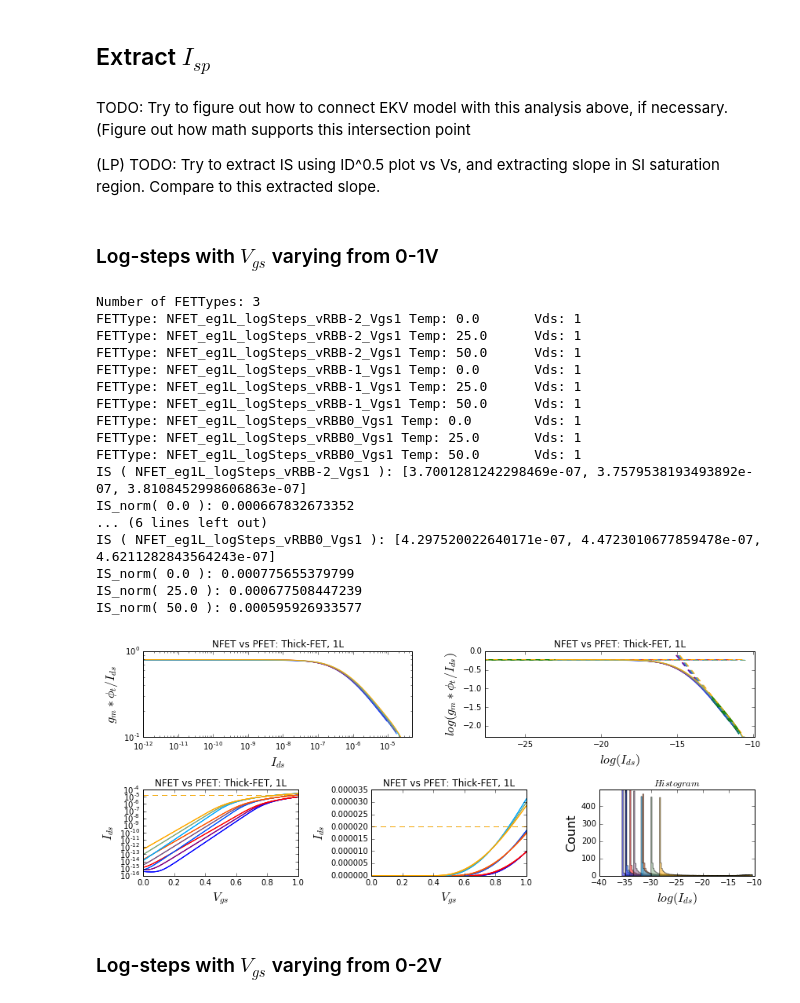
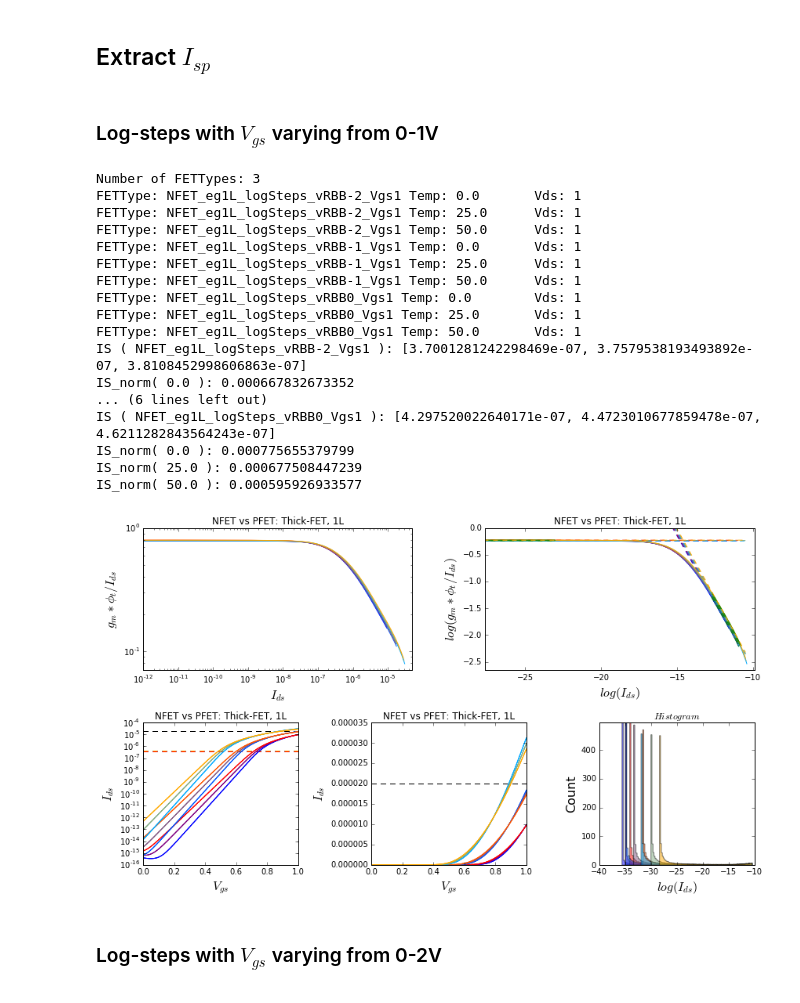
Before and after one commit to twinoza/TwinPyNB, a Jupyter notebook: FETCharacterization/FET_ParamExtract_UTSOI.ipynb, the cells around one changed output. Saved outputs shown, nothing was run; the diff lists cells and outputs as text; code cells hidden in the pictures.

Commit message:
Latest version of UTSOI Parameter Extraction notebook

```diff
--- a/FETCharacterization/FET_ParamExtract_UTSOI.ipynb
+++ b/FETCharacterization/FET_ParamExtract_UTSOI.ipynb
@@ -485,15 +511,19 @@ def getMaskedVals(Xs, Ys, XLims):
 ### Extract Specific Current
 These functions will plot log gm/Id vs log Id and use those plots to extract the specific current
 # %%
-def extractIS(FETTypes, folderRoot, ttl, xLims=None, yLims=None,
+def extractIS(FETTypes, folderRoot, ttl, Vds=[1], temps=[25],
+              xLims=None, yLims=None,
               lBounds=(10**-13, 10**-10), uBounds=(10**-7, 10**-5),
               curveType="IdsVgsCurve", printFN=False):
+    pylab.rcParams['figure.figsize'] = (12,7)
     numFETs = len(FETTypes)
     print "Number of FETTypes:", numFETs
     numTemps = len(temps)
     maxY = 0
 
     ISs = list()
+    SFs = list()
+    Kappas = list()
     ax1 = subplot2grid((2, 6), (0, 0), colspan=3)
     ax2 = subplot2grid((2, 6), (0, 3), colspan=3)
     ax3 = subplot2grid((2, 6), (1, 0), colspan=2)
@@ -502,9 +532,10 @@ def extractIS(FETTypes, folderRoot, ttl, xLims=None, yLims=None,
 
     for j, curFETType in enumerate(FETTypes):
         curISList = list()
+        curSFList = list()
+        curKappaList = list()
         for i, curTemp in enumerate(temps):
-            #Vd = Vds[i]
-            Vd = 1
+            Vd = Vds[i]
             print "FETType:", curFETType, "Temp:", curTemp, "\tVds:", Vd
 
             Vgs, Ids = getData(folderRoot, FETType=curFETType,
@@ -522,6 +553,9 @@ def extractIS(FETTypes, folderRoot, ttl, xLims=None, yLims=None,
             plotlogXlogY(Ids[:-1,i], gmOverIdUt, ttl=ttl, marker='',
                          xLbl=r'$I_{ds}$', yLbl=r'$g_m*\phi_t/I_{ds}$', color=col,
                          xLims=xLims, yLims=yLims, ax=ax1)
+            n, kappa = calcSF(Ids[:-1,i], gmOverIdUt, lBounds,color=col,ax=ax1)
+            curSFList.append(n)
+            curKappaList.append(kappa)
             plotXY(log(Ids[:-1,i]), log(gmOverIdUt), ttl=ttl, marker='',
                          xLbl=r'$log(I_{ds})$', yLbl=r'$log(g_m*\phi_t/I_{ds})$', color=col,
                          xLims=log(xLims), yLims=log(yLims), ax=ax2)
@@ -535,22 +569,41 @@ def extractIS(FETTypes, folderRoot, ttl, xLims=None, yLims=None,
 
             plotXlogY(Vgs, Ids[:,i], ttl=ttl, xLbl=r'$V_{gs}$', yLbl=r'$I_{ds}$',
                       marker='', color=col, ax=ax3)
-            hlines(uBounds[1], 0, max(Vgs), colors=col, linestyles='dashed')
+            hlines(IS, min(Vgs), max(Vgs), colors=col, linestyles='dashed')
+            hlines(uBounds, min(Vgs), max(Vgs), colors='g', linestyles='dashed')
             plotXY(Vgs, Ids[:,i], ttl=ttl, xLbl=r'$V_{gs}$', yLbl=r'$I_{ds}$',
                    marker='', color=col, ax=ax4)
-            hlines(uBounds[1], 0, max(Vgs), colors=col, linestyles='dashed')
+            hlines(uBounds, min(Vgs), max(Vgs), colors='g', linestyles='dashed')
             cnts, binBoundaries = plotHist(log(Ids[:,i]), numBins=100, color=col,
                                            xLbl=r'$log(I_{ds})$', ax=ax5)
+        SFs.append(curSFList)
+        Kappas.append(curKappaList)
         ISs.append(curISList)
-
     tight_layout()
     for j, curFETType in enumerate(FETTypes):
         print "IS (",curFETType,"):", ISs[j]
+        print "SF (",curFETType,"):", SFs[j]
+        print "Kappa (",curFETType,"):", Kappas[j]
         for i, curTemp in enumerate(temps):
             #print UT(curTemp)**2
             print 'IS_norm(',curTemp,'):', ISs[j][i]/(UT(curTemp)**2)
+    pylab.rcParams['figure.figsize'] = (12,5)
+    return ISs
 
-    return ISs
+# This function takes two arrays as arguments
+#    Ids: 1D-array of Id values
+#    gmOverIdUts: 1D-array of gm*ut/Id values
+# Returns the slope-factor (n) extracted using the gm*Ut/Id plot in weak inversion
+def calcSF(Ids, gmOverIdUts, xLims, color, ax=None):
+    setAxis(ax)
+    #Linearly fit the lower the lower half of the data
+    maskedXs, maskedYs = getMaskedVals(Ids, gmOverIdUts, xLims)
+    ax.plot(maskedXs, maskedYs, '-',color=(0,0.5,0))
+    # Calculate kappa and slope factor
+    kappa = mean(maskedYs)
+    SF = 1./kappa
+    #print "log(gm*Ut/Id), log(Id):", yx
+    return SF, kappa
 
 # This function takes two arrays as arguments
 #    Ids: 1D-array of Id values
@@ -1019,38 +1178,35 @@ Temp: 50.0      Vds: 0.014
 # %% [markdown]
 ## Extract $I_{sp}$
-# %% [markdown]
-TODO: Try to figure out how to connect EKV model with this analysis above, if necessary.   (Figure out how math supports this intersection point
-
-(LP) TODO: Try to extract IS using ID^0.5 plot vs Vs, and extracting slope in SI saturation region.  Compare to this extracted slope.
 # %% [markdown]
 ### Log-steps with $V_{gs}$ varying from 0-1V
 # %%
 FETTypes = ("NFET_eg1L_logSteps_vRBB-2_Vgs1", "NFET_eg1L_logSteps_vRBB-1_Vgs1", "NFET_eg1L_logSteps_vRBB0_Vgs1")
 #FETTypes = (["NFET_eg1L_logSteps_vRBB0"])
 ISs = extractIS(FETTypes,
                 folderRoot,"NFET vs PFET: Thick-FET, 1L",
-                xLims=(10**-12,5*10**-5), yLims=(1*10**-1,1),
+                Vds=[1,1,1], temps=temps,
+                xLims=(10**-12,5*10**-5), yLims=(7*10**-2,1),
                 lBounds=(10**-12,10**-10), uBounds=(3*10**-6,2*10**-5),
                 curveType="IdsVgsCurve")
 # %% [output]
 Number of FETTypes: 3
 FETType: NFET_eg1L_logSteps_vRBB-2_Vgs1 Temp: 0.0       Vds: 1
 FETType: NFET_eg1L_logSteps_vRBB-2_Vgs1 Temp: 25.0      Vds: 1
 FETType: NFET_eg1L_logSteps_vRBB-2_Vgs1 Temp: 50.0      Vds: 1
 FETType: NFET_eg1L_logSteps_vRBB-1_Vgs1 Temp: 0.0       Vds: 1
 FETType: NFET_eg1L_logSteps_vRBB-1_Vgs1 Temp: 25.0      Vds: 1
 FETType: NFET_eg1L_logSteps_vRBB-1_Vgs1 Temp: 50.0      Vds: 1
 FETType: NFET_eg1L_logSteps_vRBB0_Vgs1 Temp: 0.0        Vds: 1
 FETType: NFET_eg1L_logSteps_vRBB0_Vgs1 Temp: 25.0       Vds: 1
 FETType: NFET_eg1L_logSteps_vRBB0_Vgs1 Temp: 50.0       Vds: 1
 IS ( NFET_eg1L_logSteps_vRBB-2_Vgs1 ): [3.7001281242298469e-07, 3.7579538193493892e-07, 3.8108452998606863e-07]
 IS_norm( 0.0 ): 0.000667832673352
 ... (6 lines left out)
 IS ( NFET_eg1L_logSteps_vRBB0_Vgs1 ): [4.297520022640171e-07, 4.4723010677859478e-07, 4.6211282843564243e-07]
 IS_norm( 0.0 ): 0.000775655379799
 IS_norm( 25.0 ): 0.000677508447239
 IS_norm( 50.0 ): 0.000595926933577
-[figure, old version]
+[figure, new version]
 # %% [markdown]
 ### Log-steps with $V_{gs}$ varying from 0-2V
 # %%
```
Also changed, not shown: parts of 32 cells of this notebook.
